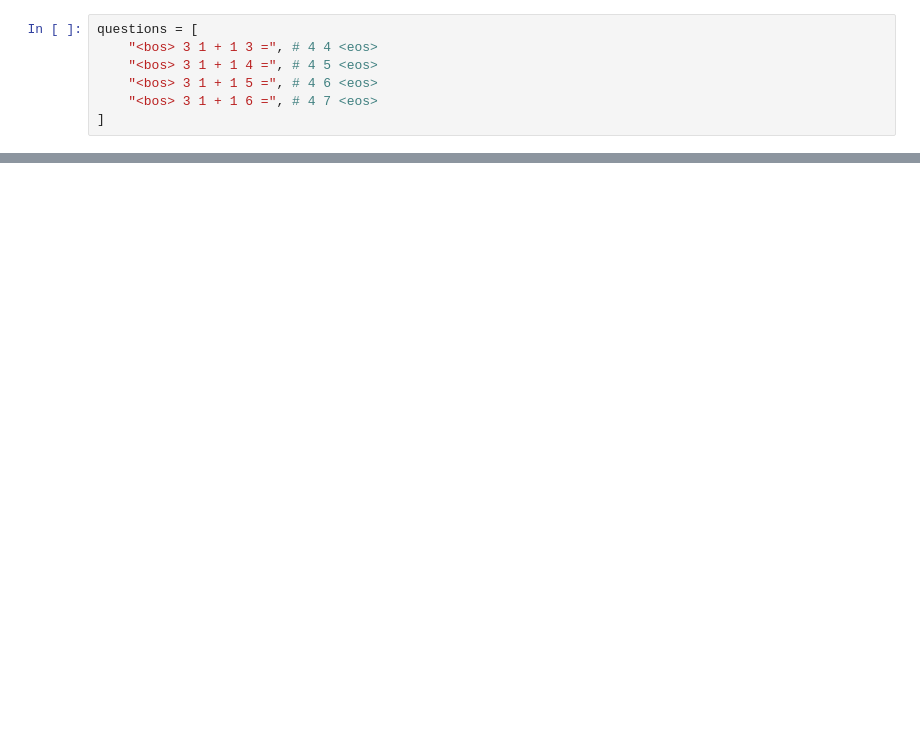
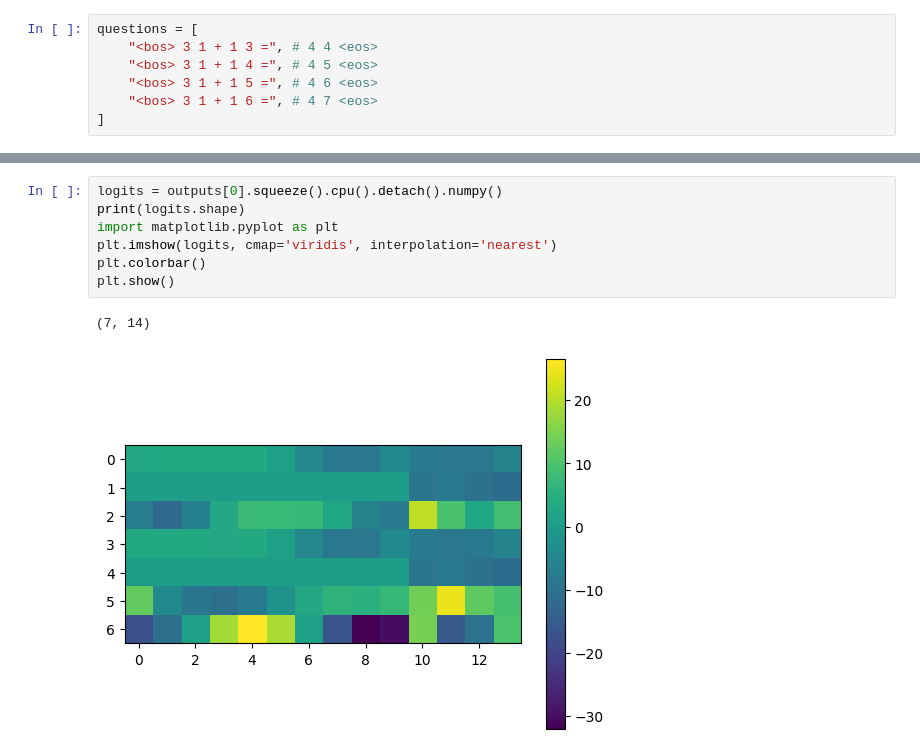
Before and after one commit to Neelectric/APT, a Jupyter notebook: play.ipynb, the cells around one changed output, grey strips where cells are left out. Drawn from its saved outputs; the diff is of its cells as text; blank space fills up the shorter version.

Commit message:
Graphing logits of APT

```diff
--- a/play.ipynb
+++ b/play.ipynb
@@ -377,0 +330,10 @@ torch.Size([1, 32, 14, 14])
+# %%
+logits = outputs[0].squeeze().cpu().detach().numpy()
+print(logits.shape)
+import matplotlib.pyplot as plt
+plt.imshow(logits, cmap='viridis', interpolation='nearest')
+plt.colorbar()
+plt.show()
+# %% [output]
+(7, 14)
+[figure, added]
```
Also changed, not shown: parts of 2 cells of this notebook, 1 other file.
